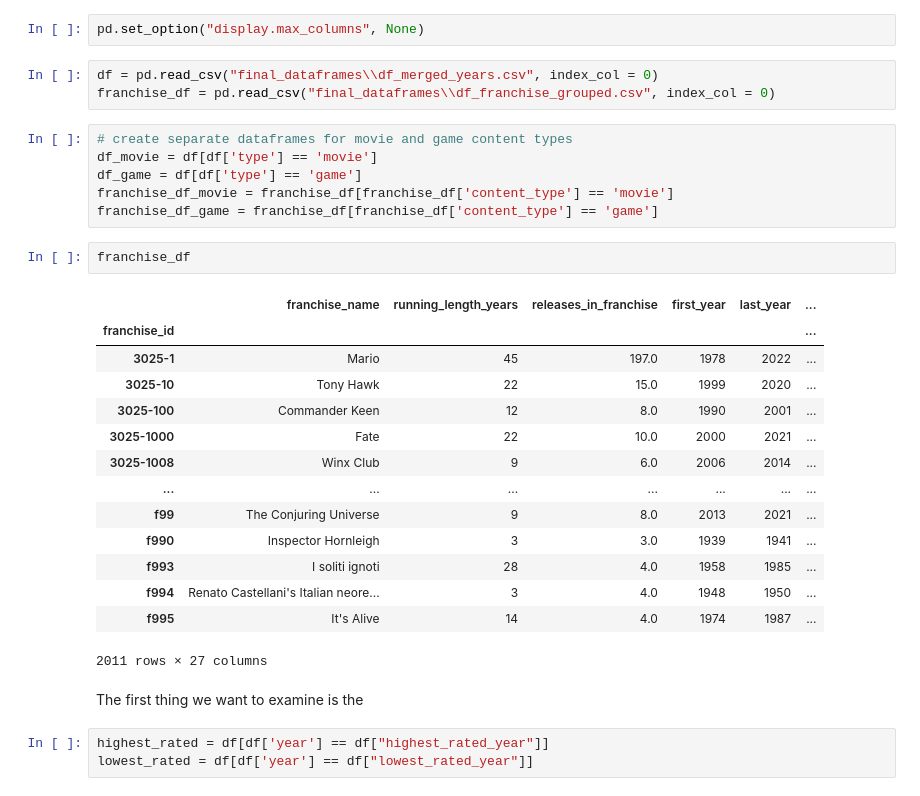
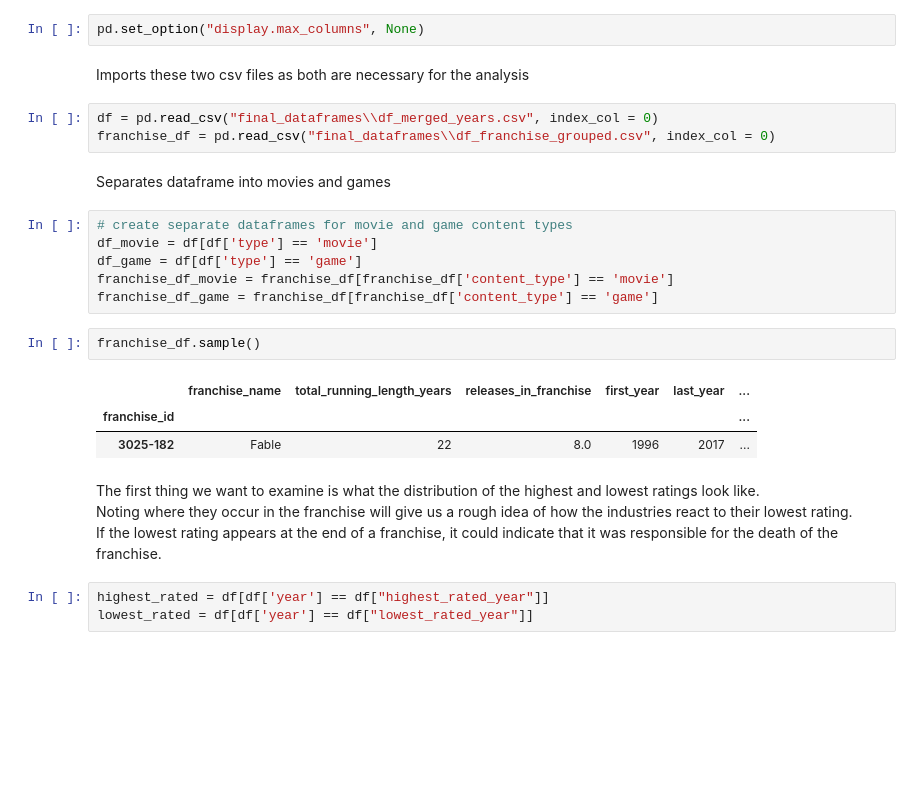
Before and after one commit to adambrennan150/Franchises, a Jupyter notebook: 107_RQ2.ipynb, the cells around one changed output. Cells and saved outputs as stored; diff of their text form; blank space fills up the shorter version.

```diff
--- a/107_RQ2.ipynb
+++ b/107_RQ2.ipynb
@@ -16,9 +18,15 @@ axis_label_size = 22
 tick_label_size = 15
 # %%
 pd.set_option("display.max_columns", None)
+# %% [markdown]
+
+
+Imports these two csv files as both are necessary for the analysis
 # %%
 df = pd.read_csv("final_dataframes\\df_merged_years.csv", index_col = 0)
 franchise_df = pd.read_csv("final_dataframes\\df_franchise_grouped.csv", index_col = 0)
+# %% [markdown]
+Separates dataframe into movies and games
 # %%
 # create separate dataframes for movie and game content types
 df_movie = df[df['type'] == 'movie']
@@ -26,24 +34,15 @@ df_game = df[df['type'] == 'game']
 franchise_df_movie = franchise_df[franchise_df['content_type'] == 'movie']
 franchise_df_game = franchise_df[franchise_df['content_type'] == 'game']
 # %%
-franchise_df
+franchise_df.sample()
 # %% [output]
-|  | franchise_name | running_length_years | releases_in_franchise | first_year | last_year | ... |
+|  | franchise_name | total_running_length_years | releases_in_franchise | first_year | last_year | ... |
 | franchise_id |  |  |  |  |  | ... |
-| 3025-1 | Mario | 45 | 197.0 | 1978 | 2022 | ... |
-| 3025-10 | Tony Hawk | 22 | 15.0 | 1999 | 2020 | ... |
-| 3025-100 | Commander Keen | 12 | 8.0 | 1990 | 2001 | ... |
-| 3025-1000 | Fate | 22 | 10.0 | 2000 | 2021 | ... |
-| 3025-1008 | Winx Club | 9 | 6.0 | 2006 | 2014 | ... |
-| ... | ... | ... | ... | ... | ... | ... |
-| f99 | The Conjuring Universe | 9 | 8.0 | 2013 | 2021 | ... |
-| f990 | Inspector Hornleigh | 3 | 3.0 | 1939 | 1941 | ... |
-| f993 | I soliti ignoti | 28 | 4.0 | 1958 | 1985 | ... |
-| f994 | Renato Castellani's Italian neore... | 3 | 4.0 | 1948 | 1950 | ... |
-| f995 | It's Alive | 14 | 4.0 | 1974 | 1987 | ... |
+| 3025-182 | Fable | 22 | 8.0 | 1996 | 2017 | ... |
-2011 rows × 27 columns
-# %% [markdown]
-The first thing we want to examine is the
+# %% [markdown]
+The first thing we want to examine is what the distribution of the highest and lowest ratings look like.\
+Noting where they occur in the franchise will give us a rough idea of how the industries react to their lowest rating.\
+If the lowest rating appears at the end of a franchise, it could indicate that it was responsible for the death of the franchise.
 # %%
 highest_rated = df[df['year'] == df["highest_rated_year"]]
 lowest_rated = df[df['year'] == df["lowest_rated_year"]]
```
Also changed, not shown: parts of 38 cells of this notebook.
